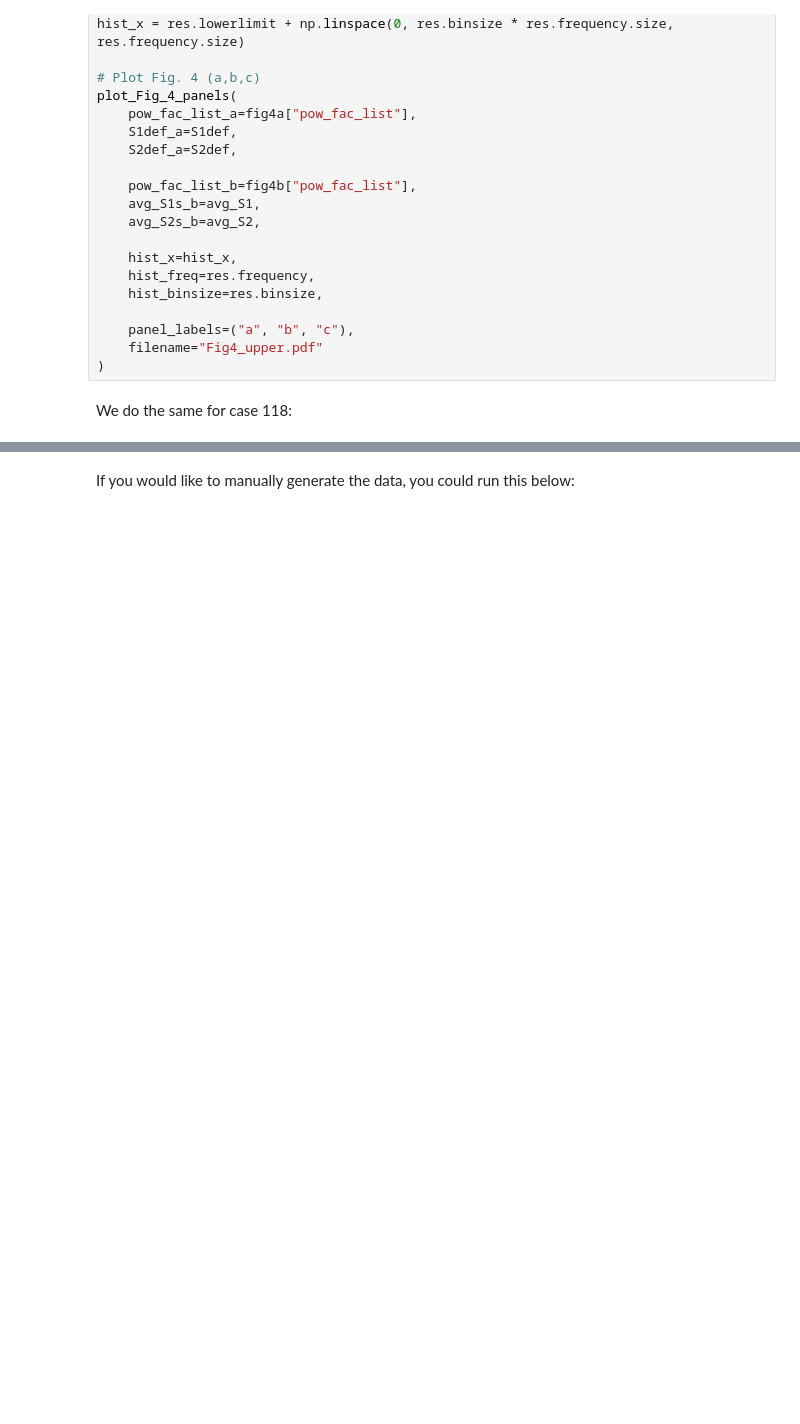
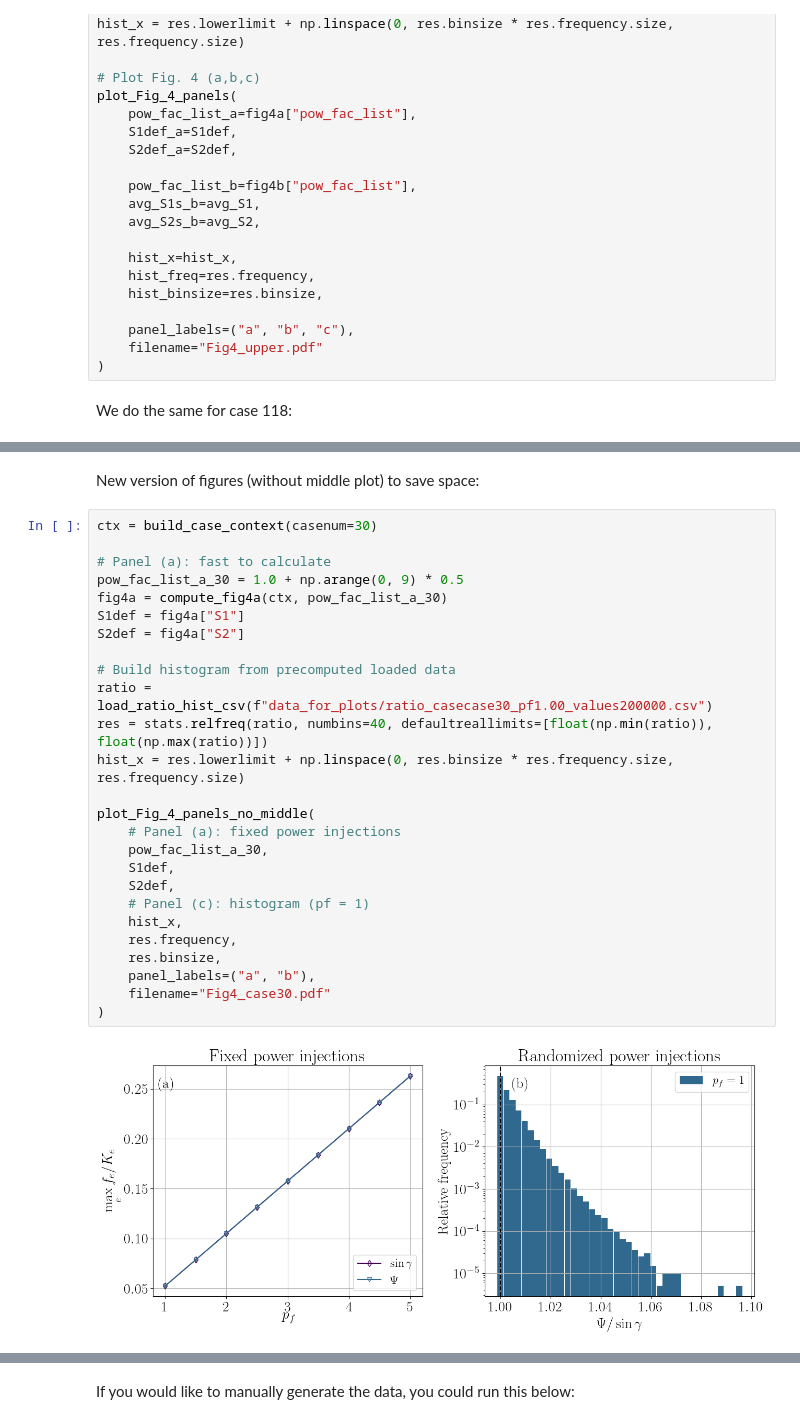
Before and after one commit to ibfzj/phase-cohesive-power-flow, a Jupyter notebook: demo.ipynb, the cells around one changed output, grey strips where cells are left out. Cells and saved outputs as stored; diff of their text form; blank space fills up the shorter version.

Commit message:
new version of Fig 4 without middle panel

```diff
--- a/demo.ipynb
+++ b/demo.ipynb
@@ -111,3 +111,33 @@ plot_Fig_4_panels(
 )
 # %% [output]
 [figure]
+# %% [markdown]
+New version of figures (without middle plot) to save space:
+# %%
+ctx = build_case_context(casenum=30)
+
+# Panel (a): fast to calculate
+pow_fac_list_a_30 = 1.0 + np.arange(0, 9) * 0.5
+fig4a = compute_fig4a(ctx, pow_fac_list_a_30)
+S1def = fig4a["S1"]
+S2def = fig4a["S2"]
+
+# Build histogram from precomputed loaded data
+ratio = load_ratio_hist_csv(f"data_for_plots/ratio_casecase30_pf1.00_values200000.csv")
+res = stats.relfreq(ratio, numbins=40, defaultreallimits=[float(np.min(ratio)), float(np.max(ratio))])
+hist_x = res.lowerlimit + np.linspace(0, res.binsize * res.frequency.size, res.frequency.size)
+
+plot_Fig_4_panels_no_middle(
+    # Panel (a): fixed power injections
+    pow_fac_list_a_30,
+    S1def,
+    S2def,
+    # Panel (c): histogram (pf = 1)
+    hist_x,
+    res.frequency,
+    res.binsize,
+    panel_labels=("a", "b"),
+    filename="Fig4_case30.pdf"
+)
+# %% [output]
+[figure, added]
```
Also changed, not shown: parts of 5 cells of this notebook.
